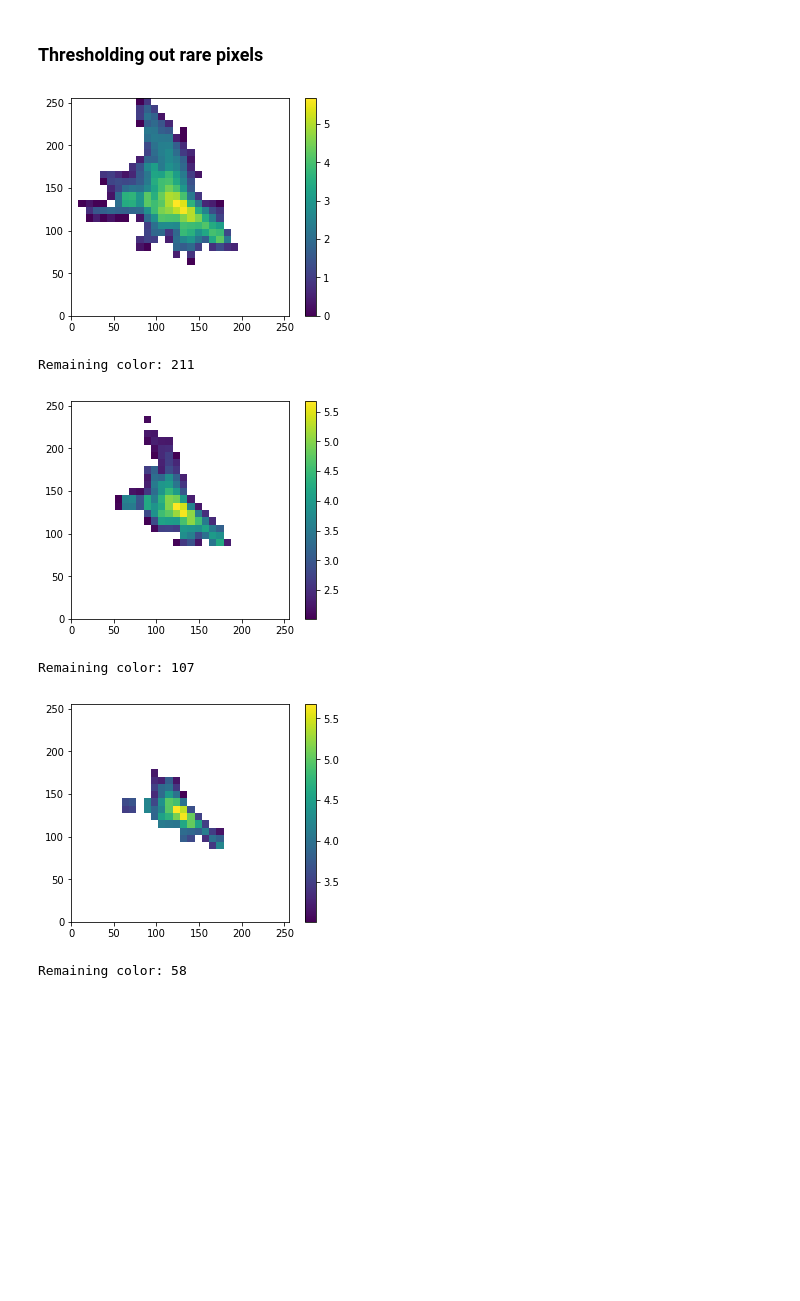
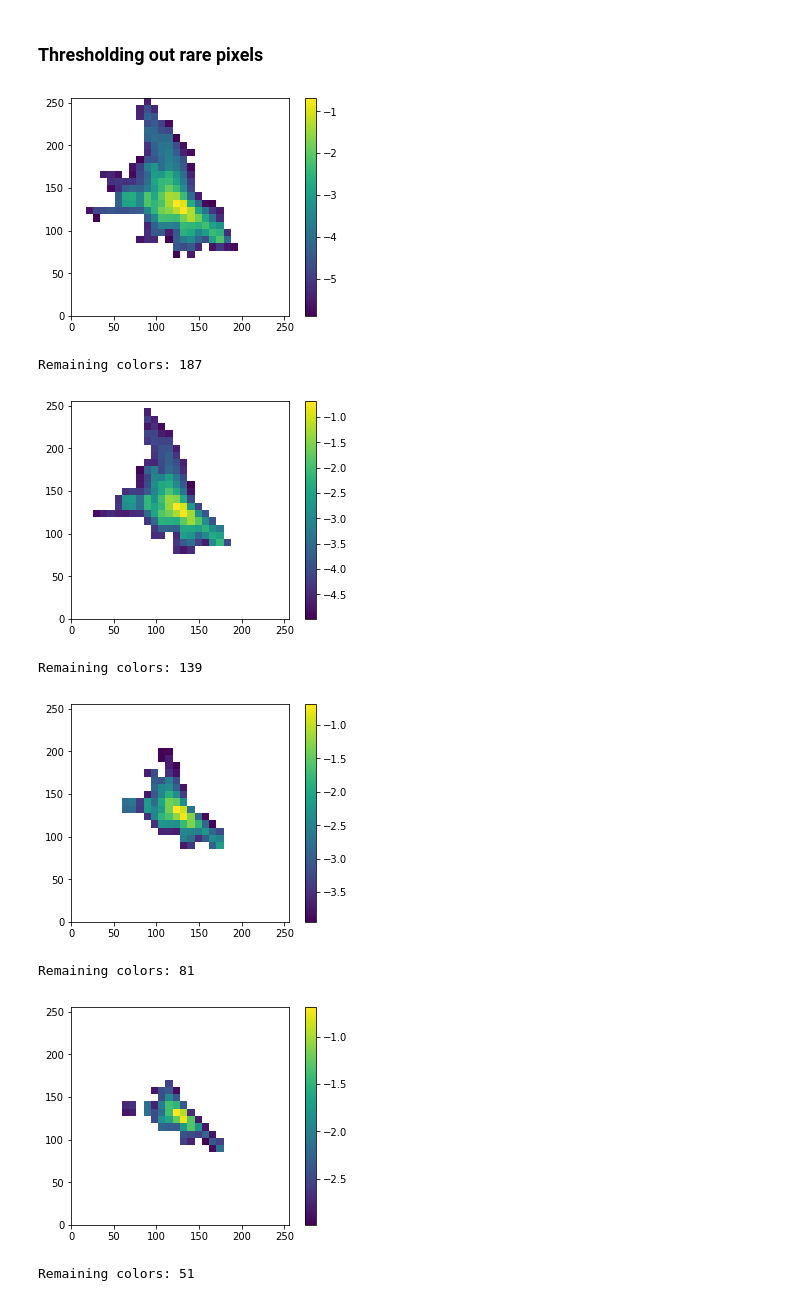
Before and after one commit to vincentbillaut/all-colors-matter, a Jupyter notebook: notebooks/ColorDiscretizer demo.ipynb, the cells around one changed output. Saved outputs shown, nothing was run; the diff lists cells and outputs as text; code cells hidden in the pictures; blank space fills up the shorter version.

Commit message:
Update ColorDiscretizer to handle 2D images.

```diff
--- a/notebooks/ColorDiscretizer demo.ipynb
+++ b/notebooks/ColorDiscretizer demo.ipynb
@@ -140,16 +148,18 @@ print(np.min(YUV_to_RGB(np.concatenate([Yimage, reconstructed_UVimage], axis=2))
 # %% [markdown]
 ### Thresholding out rare pixels
 # %%
-for threshold in [0, 100, 1000]:
+for threshold in [.000001, .00001, .0001, .001]:
     cd = ColorDiscretizer(threshold=threshold)
     imdir = "../data/iccv09Data/images/"
     cd.train(imdir, 30)
     cd.plot_heatmap()
     print("Remaining colors: {}".format(np.sum(cd.heatmap > cd.threshold)))
 # %% [output]
-[figure, old version]
+[figure, new version]
-Remaining color: 211
+Remaining colors: 187
-[figure, old version]
+[figure, new version]
-Remaining color: 107
+Remaining colors: 139
-[figure, old version]
+[figure, new version]
-Remaining color: 58
+Remaining colors: 81
+[figure, added]
+Remaining colors: 51
```
Also changed, not shown: parts of 12 cells of this notebook, 1 other file.
